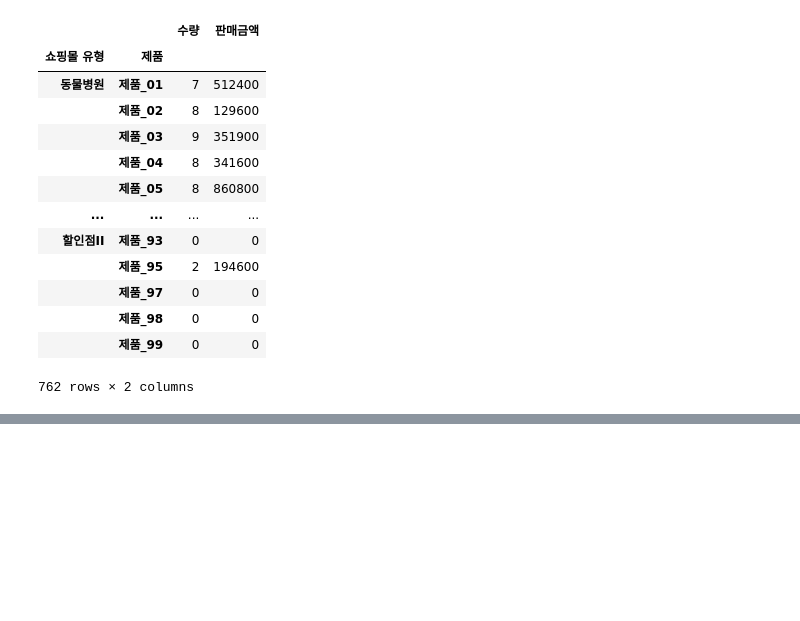
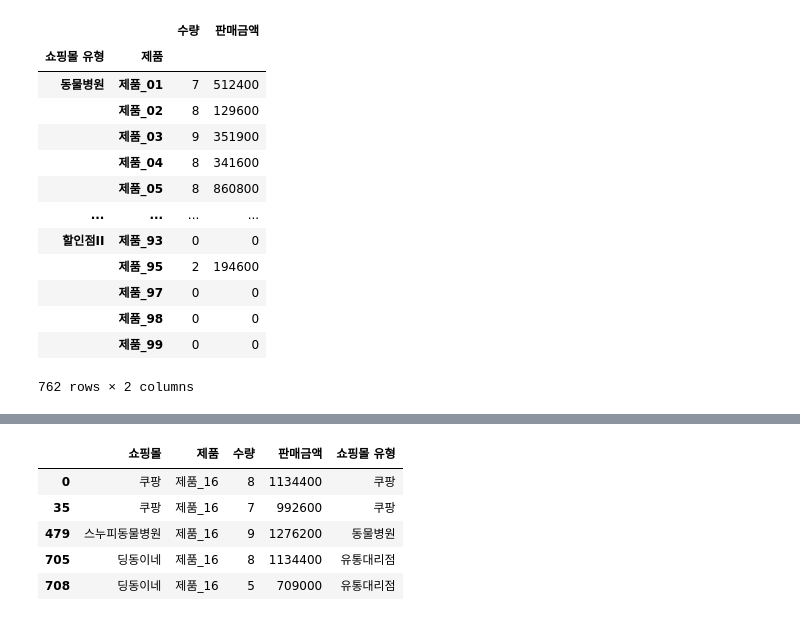
Before and after one commit to Huni0318/preprocessing, a Jupyter notebook: 07. 연습/practice1.ipynb, the cells around one changed output, grey strips where cells are left out. Cells and saved outputs as stored; diff of their text form; code cells hidden in the pictures; blank space fills up the shorter version.

```diff
--- a/07. 연습/practice1.ipynb
+++ b/07. 연습/practice1.ipynb
@@ -180,0 +211,9 @@ df.groupby(['쇼핑몰 유형','제품'])['수량','판매금액'].agg(my_func)
+# %%
+df.loc[df['제품'] == '제품_16'].head()
+# %% [output]
+|  | 쇼핑몰 | 제품 | 수량 | 판매금액 | 쇼핑몰 유형 |
+| 0 | 쿠팡 | 제품_16 | 8 | 1134400 | 쿠팡 |
+| 35 | 쿠팡 | 제품_16 | 7 | 992600 | 쿠팡 |
+| 479 | 스누피동물병원 | 제품_16 | 9 | 1276200 | 동물병원 |
+| 705 | 딩동이네 | 제품_16 | 8 | 1134400 | 유통대리점 |
+| 708 | 딩동이네 | 제품_16 | 5 | 709000 | 유통대리점 |
```
Also changed, not shown: parts of 6 cells of this notebook.
